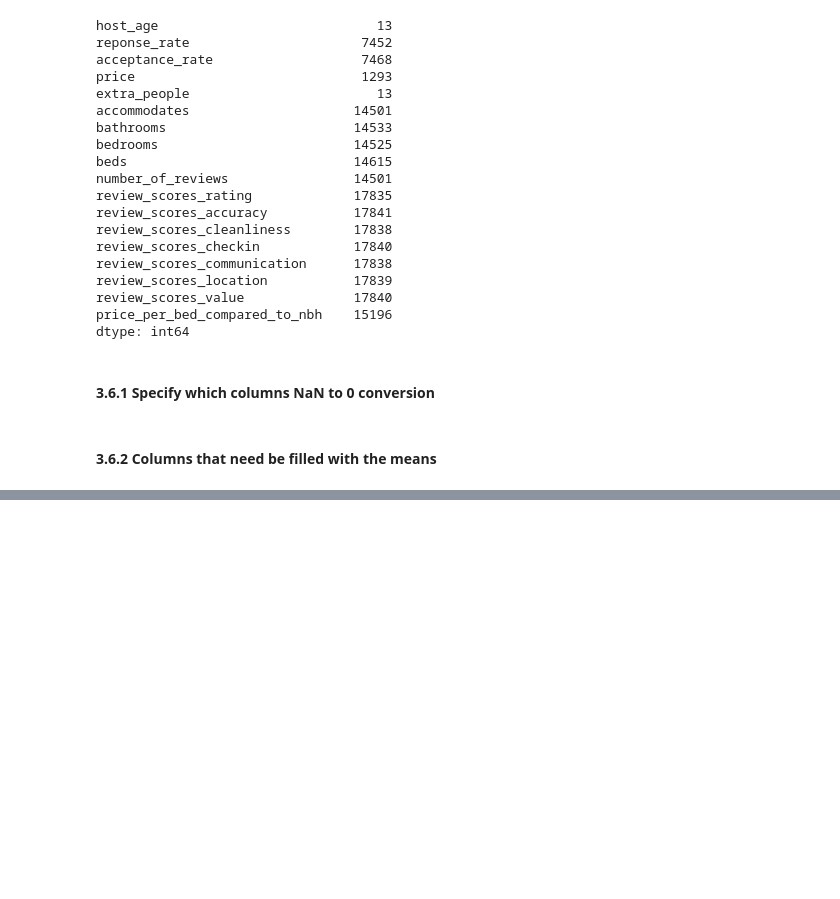
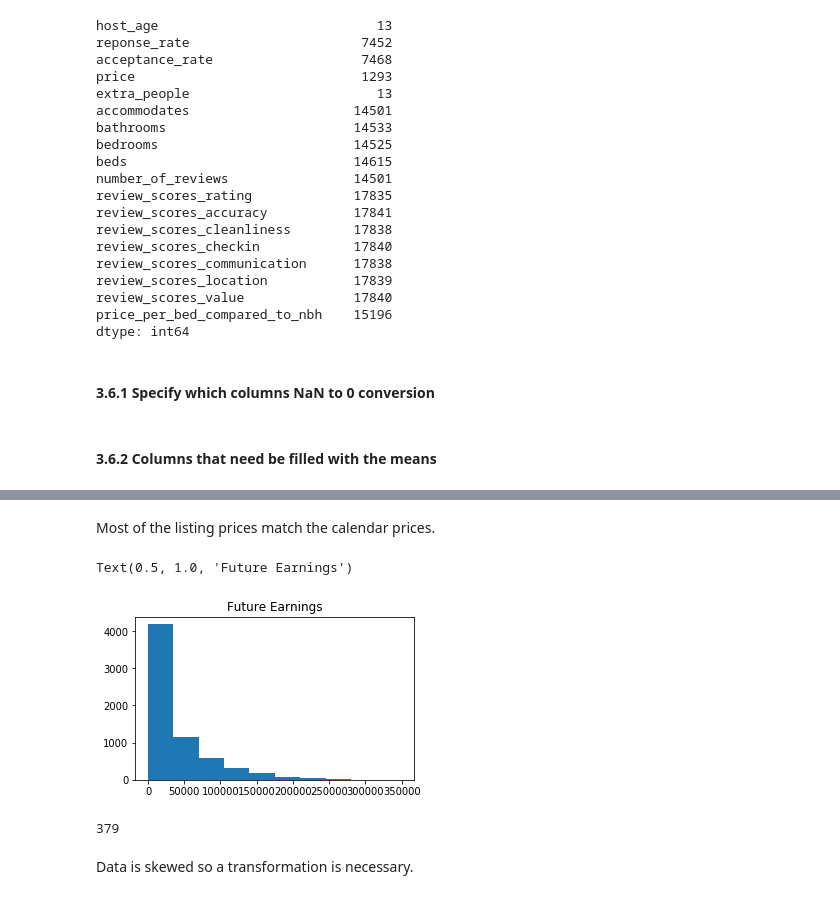
Before and after one commit to emmaolof/Airbnb-Deep-Dive, a Jupyter notebook: airbnb_appliedML.ipynb, the cells around one changed output, grey strips where cells are left out. Drawn from its saved outputs; the diff is of its cells as text; code cells hidden in the pictures; blank space fills up the shorter version.

```diff
--- a/airbnb_appliedML.ipynb
+++ b/airbnb_appliedML.ipynb
@@ -271,0 +353,15 @@ SyntaxError: unexpected EOF while parsing (<ipython-input-103-1581de8aa69c>, lin
+# %% [markdown]
+Most of the listing prices match the calendar prices.
+# %%
+earnings = calendar_booked.groupby('listing_id')['price_y'].sum().reset_index().rename({'price_y':'future_earnings'}, axis=1)
+a = plt.hist(earnings['future_earnings'])
+plt.title("Future Earnings")
+# %% [output]
+Text(0.5, 1.0, 'Future Earnings')
+[figure, added]
+# %%
+sum(earnings['future_earnings'] == 0)
+# %% [output]
+379
+# %% [markdown]
+Data is skewed so a transformation is necessary.
```
Also changed, not shown: parts of 25 cells of this notebook, 10 other files.
